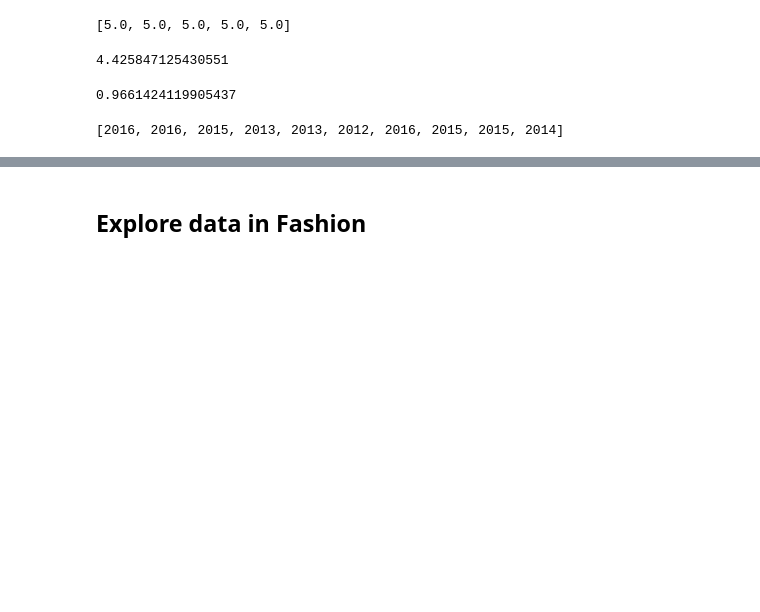
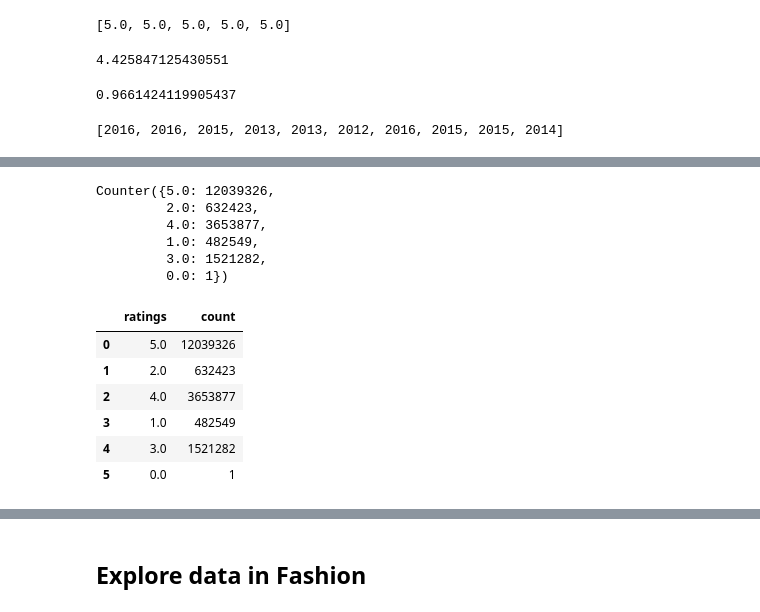
Before and after one commit to Nicole-LijuanChen/Patterns-in-Amazon-customer-ratings, a Jupyter notebook: data-cleaning.ipynb, the cells around one changed output, grey strips where cells are left out. Cells and saved outputs as stored; diff of their text form; code cells hidden in the pictures; blank space fills up the shorter version.

```diff
--- a/data-cleaning.ipynb
+++ b/data-cleaning.ipynb
@@ -341,0 +351,25 @@ ratings_by_year
+# %%
+bins = [1,2,3,4,5]
+cnt_books = Counter(overall_books.collect())
+cnt_books
+# %% [output]
+Counter({5.0: 12039326,
+         2.0: 632423,
+         4.0: 3653877,
+         1.0: 482549,
+         3.0: 1521282,
+         0.0: 1})
+# %%
+# Create DF of ratings count
+df_cnt_books = pd.DataFrame({'ratings': list(cnt_books.keys()),
+                             'count': list(cnt_books.values())
+})
+df_cnt_books
+# %% [output]
+|  | ratings | count |
+| 0 | 5.0 | 12039326 |
+| 1 | 2.0 | 632423 |
+| 2 | 4.0 | 3653877 |
+| 3 | 1.0 | 482549 |
+| 4 | 3.0 | 1521282 |
+| 5 | 0.0 | 1 |
```
Also changed, not shown: parts of 6 cells of this notebook.
